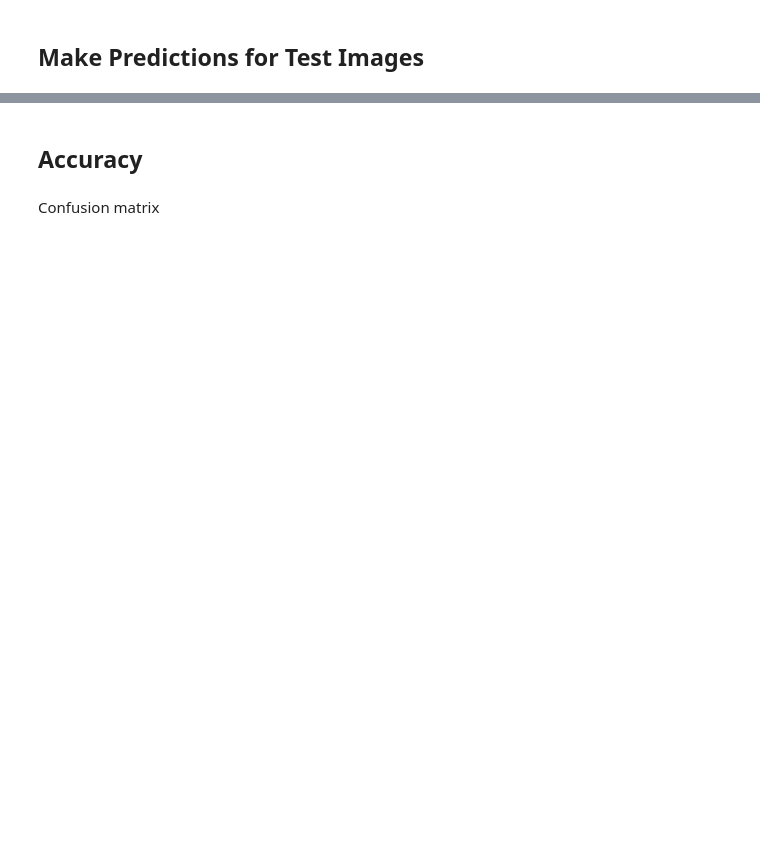
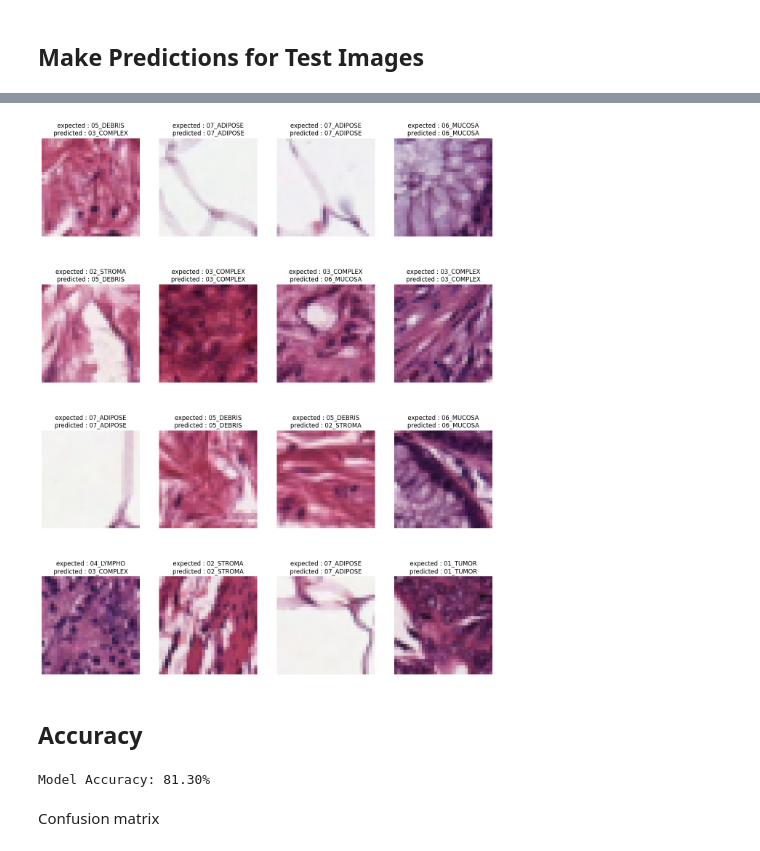
Before and after one commit to oliviagao18-cmd/Medlytics_2026, a Jupyter notebook: Week 3/Notebooks/03_TransferLearning/03_TransferLearning_Exercises.ipynb, the cells around one changed output, grey strips where cells are left out. Cells and saved outputs as stored; diff of their text form; code cells hidden in the pictures; blank space fills up the shorter version.

```diff
--- a/Week 3/Notebooks/03_TransferLearning/03_TransferLearning_Exercises.ipynb
+++ b/Week 3/Notebooks/03_TransferLearning/03_TransferLearning_Exercises.ipynb
@@ -203,7 +197,7 @@ resize_images_bool = True
 # NOTE: For the VGG16 model, we must use a size of at least (32, 32).
 original_shape = images_full_res.shape
 new_shape = list(original_shape)
-new_shape[1:3] = [299, 299] ## YOUR CODE HERE
+new_shape[1:3] = [32, 32] ## YOUR CODE HERE
 
 # Compute if we are downsampling (in which case we need anti-aliasing)
 scaling_ratio = np.array(new_shape[1:3])/np.array(original_shape[1:3])
@@ -304,7 +298,7 @@ print('loading VGG16')
 base_model = base_model = tf.keras.applications.VGG16(
     include_top=False,
     weights='imagenet',
-    input_shape=(299, 299, 3)) ## YOUR CODE HERE
+    input_shape=(32, 32, 3)) ## YOUR CODE HERE
 print('done')
 # %% [output]
 loading VGG16
@@ -462,23 +478,27 @@ test_pred_labels = predictions.argmax(axis=1)
 # %%
 # Plot a set of test images, along with predicted labels and true labels
 plt.figure(figsize=(16,20))
 for ii in range(0, 16):
     # Activate subplot and display image
     plt.subplot(4,4,ii+1)
-    plt.imshow(test_images_tf[ii+100,:,:,:].numpy().astype(np.float))
+    plt.imshow(test_images_tf[ii+100,:,:,:].numpy().astype(float))
 
     # Turn off axes
     plt.axis('off')
 
     # Add annotaiton
     plt.title('expected : ' + label_to_str[test_true_labels[ii+100]]
               + '\npredicted : ' + label_to_str[test_pred_labels[ii+100]])
 plt.show()
+# %% [output]
+[figure, added]
 # %% [markdown]
 ## Accuracy
 # %%
 acc = accuracy_score(test_true_labels, test_pred_labels)
 print(f'Model Accuracy: {acc:.2%}')
+# %% [output]
+Model Accuracy: 81.30%
 # %% [markdown]
 Confusion matrix
 # %%
```
Also changed, not shown: parts of 8 cells of this notebook.
